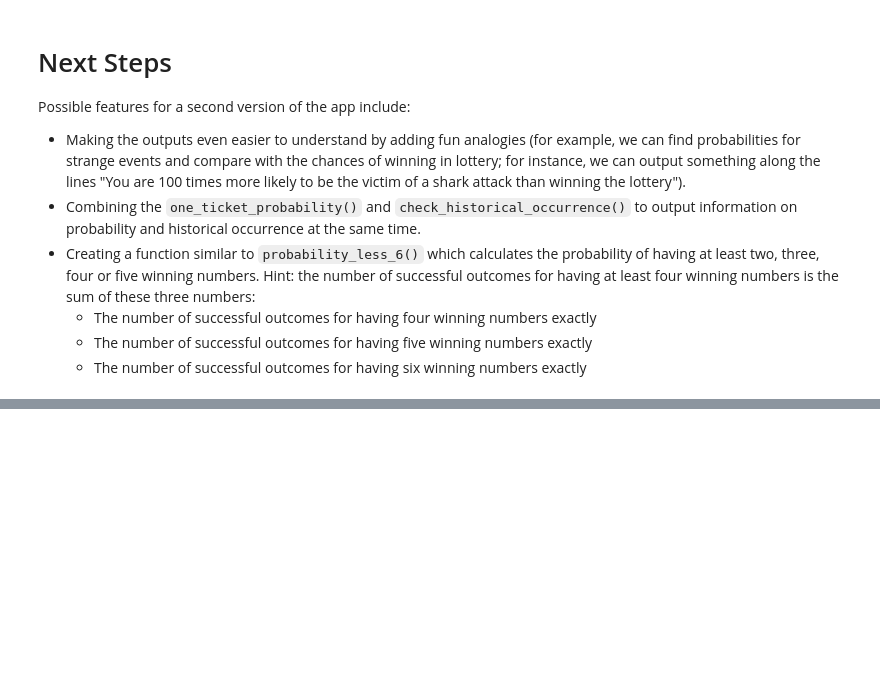
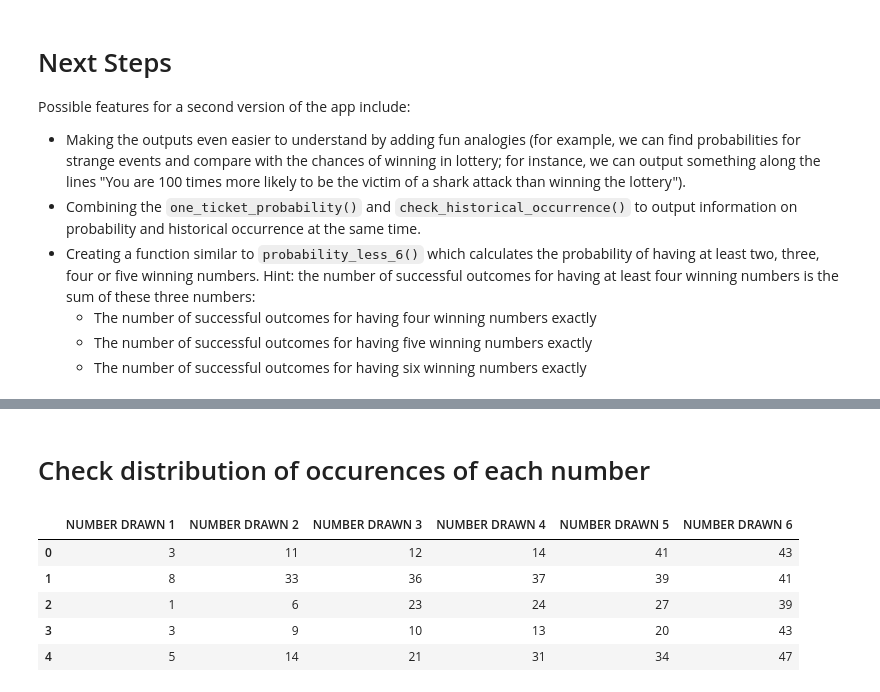
Before and after one commit to tchintchie/Mobile_App_for_Lottery_Addiction, a Jupyter notebook: Mobile_App_for_Lottery_Addiction.ipynb, the cells around one changed output, grey strips where cells are left out. Saved outputs shown, nothing was run; the diff lists cells and outputs as text; code cells hidden in the pictures; blank space fills up the shorter version.

```diff
--- a/Mobile_App_for_Lottery_Addiction.ipynb
+++ b/Mobile_App_for_Lottery_Addiction.ipynb
@@ -402,0 +405,2 @@ Possible features for a second version of the app include:
+# %% [markdown]
+# Check distribution of occurences of each number
@@ -402,0 +414,10 @@ Possible features for a second version of the app include:
+# %%
+numbers_drawn = df[['NUMBER DRAWN 1','NUMBER DRAWN 2','NUMBER DRAWN 3','NUMBER DRAWN 4','NUMBER DRAWN 5','NUMBER DRAWN 6']]
+numbers_drawn.head()
+# %% [output]
+|  | NUMBER DRAWN 1 | NUMBER DRAWN 2 | NUMBER DRAWN 3 | NUMBER DRAWN 4 | NUMBER DRAWN 5 | NUMBER DRAWN 6 |
+| 0 | 3 | 11 | 12 | 14 | 41 | 43 |
+| 1 | 8 | 33 | 36 | 37 | 39 | 41 |
+| 2 | 1 | 6 | 23 | 24 | 27 | 39 |
+| 3 | 3 | 9 | 10 | 13 | 20 | 43 |
+| 4 | 5 | 14 | 21 | 31 | 34 | 47 |
```
Also changed, not shown: parts of 4 cells of this notebook.
